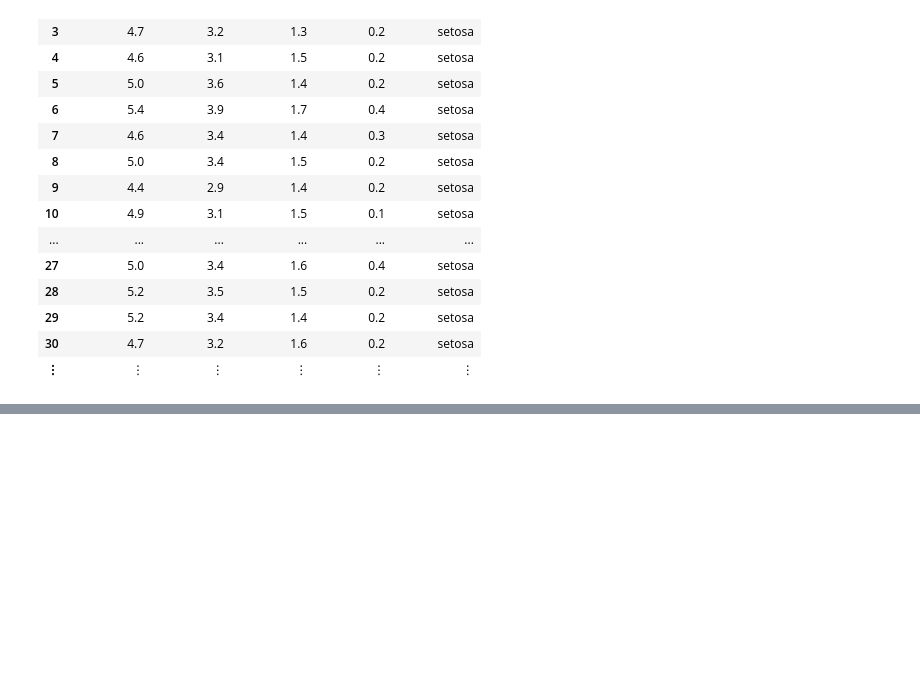
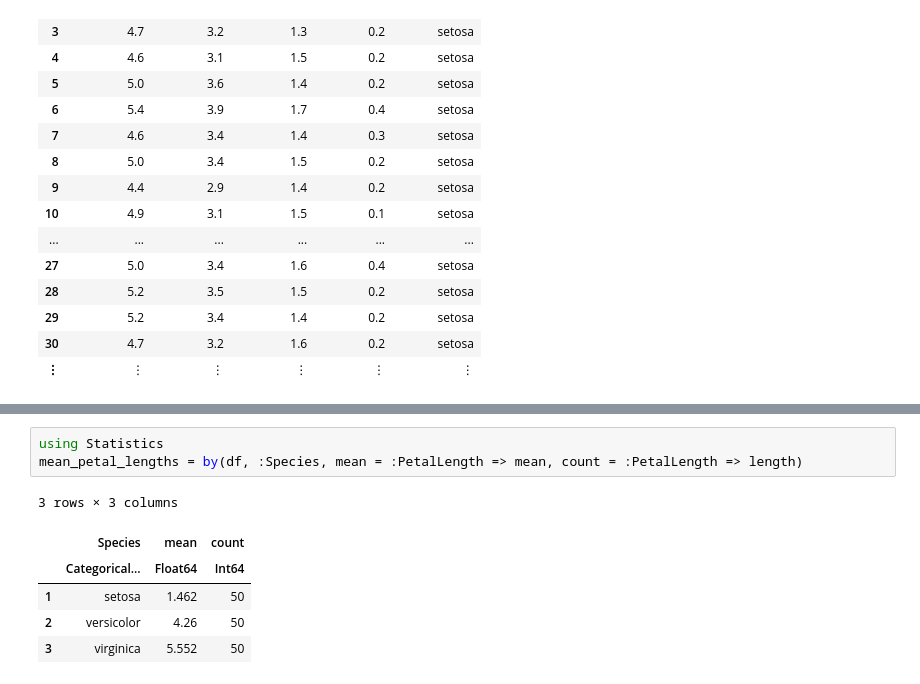
Before and after one commit to marcosfede/julia_talk, a Jupyter notebook: talk.ipynb, the cells around one changed output, grey strips where cells are left out. Drawn from its saved outputs; the diff is of its cells as text; blank space fills up the shorter version.

```diff
--- a/talk.ipynb
+++ b/talk.ipynb
@@ -718,0 +692,10 @@ df[df[:Species] .== "setosa", :]
+# %%
+using Statistics
+mean_petal_lengths = by(df, :Species, mean = :PetalLength => mean, count = :PetalLength => length)
+# %% [output]
+3 rows × 3 columns
+|  | Species | mean | count |
+|  | Categorical… | Float64 | Int64 |
+| 1 | setosa | 1.462 | 50 |
+| 2 | versicolor | 4.26 | 50 |
+| 3 | virginica | 5.552 | 50 |
```
Also changed, not shown: parts of 41 cells of this notebook, 5 other files.
